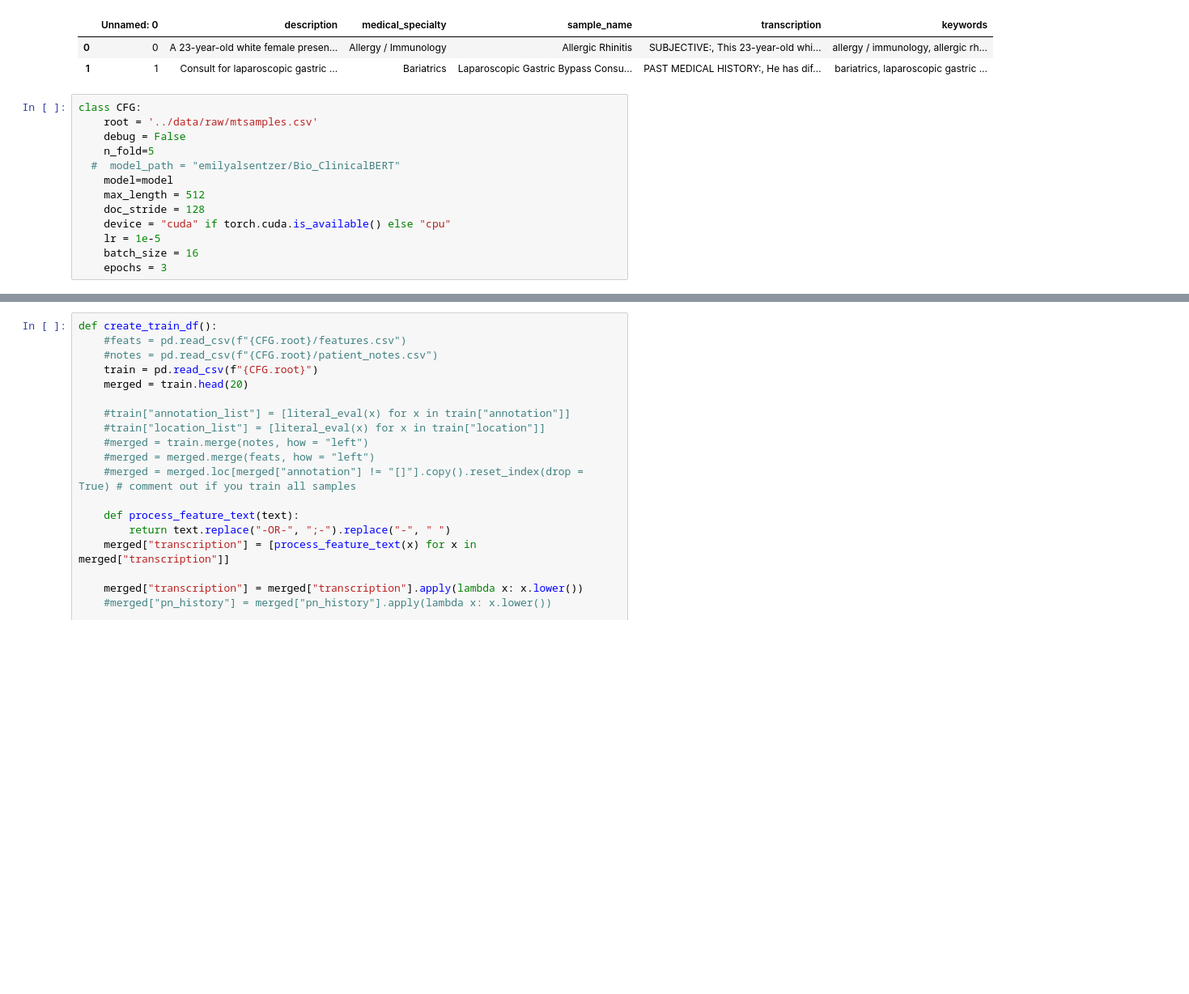
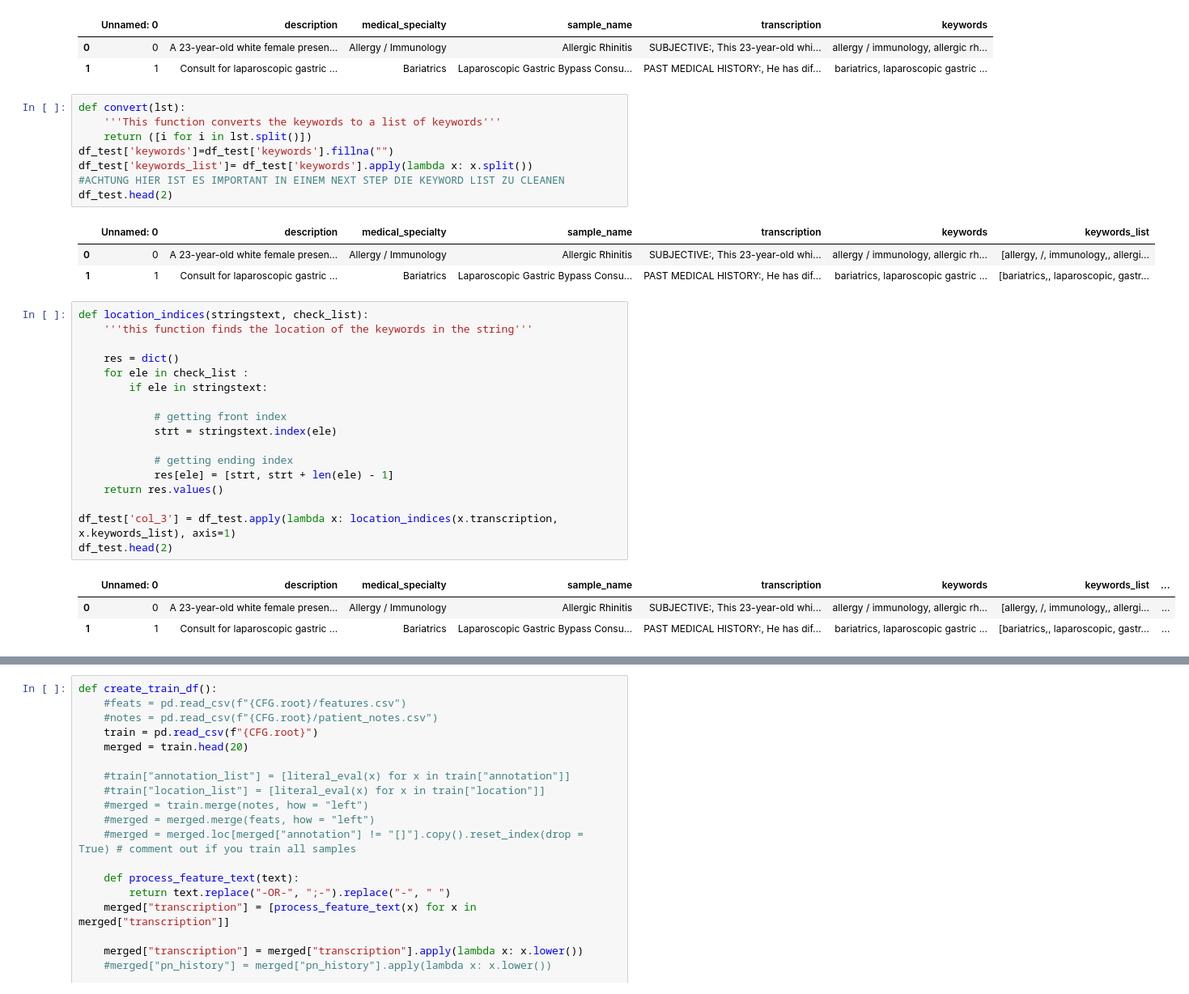
Before and after one commit to Tara-Sophia/NLP_Masterthesis, a Jupyter notebook: src/BioBert_v01.ipynb, the cells around one changed output, grey strips where cells are left out. Shown at 81% size. Cells and saved outputs as stored; diff of their text form; blank space fills up the shorter version.

Commit message:
bert

```diff
--- a/src/BioBert_v01.ipynb
+++ b/src/BioBert_v01.ipynb
@@ -28,16 +28,36 @@ df_test.head(2)
 |  | Unnamed: 0 | description | medical_specialty | sample_name | transcription | keywords |
 | 0 | 0 | A 23-year-old white female presen... | Allergy / Immunology | Allergic Rhinitis | SUBJECTIVE:, This 23-year-old whi... | allergy / immunology, allergic rh... |
 | 1 | 1 | Consult for laparoscopic gastric ... | Bariatrics | Laparoscopic Gastric Bypass Consu... | PAST MEDICAL HISTORY:, He has dif... | bariatrics, laparoscopic gastric ... |
-# %%
-class CFG:
-    root = '../data/raw/mtsamples.csv'
-    debug = False
-    n_fold=5
-  #  model_path = "emilyalsentzer/Bio_ClinicalBERT"
-    model=model
-    max_length = 512
-    doc_stride = 128
-    device = "cuda" if torch.cuda.is_available() else "cpu"
-    lr = 1e-5
-    batch_size = 16
-    epochs = 3
+# %%
+def convert(lst):
+    '''This function converts the keywords to a list of keywords'''
+    return ([i for i in lst.split()])
+df_test['keywords']=df_test['keywords'].fillna("")
+df_test['keywords_list']= df_test['keywords'].apply(lambda x: x.split())
+#ACHTUNG HIER IST ES IMPORTANT IN EINEM NEXT STEP DIE KEYWORD LIST ZU CLEANEN
+df_test.head(2)
+# %% [output]
+|  | Unnamed: 0 | description | medical_specialty | sample_name | transcription | keywords | keywords_list |
+| 0 | 0 | A 23-year-old white female presen... | Allergy / Immunology | Allergic Rhinitis | SUBJECTIVE:, This 23-year-old whi... | allergy / immunology, allergic rh... | [allergy, /, immunology,, allergi... |
+| 1 | 1 | Consult for laparoscopic gastric ... | Bariatrics | Laparoscopic Gastric Bypass Consu... | PAST MEDICAL HISTORY:, He has dif... | bariatrics, laparoscopic gastric ... | [bariatrics,, laparoscopic, gastr... |
+# %%
+def location_indices(stringstext, check_list):
+    '''this function finds the location of the keywords in the string'''
+
+    res = dict()
+    for ele in check_list :
+        if ele in stringstext:
+
+            # getting front index
+            strt = stringstext.index(ele)
+
+            # getting ending index
+            res[ele] = [strt, strt + len(ele) - 1]
+    return res.values()
+
+df_test['col_3'] = df_test.apply(lambda x: location_indices(x.transcription, x.keywords_list), axis=1)
+df_test.head(2)
+# %% [output]
+|  | Unnamed: 0 | description | medical_specialty | sample_name | transcription | keywords | keywords_list | ... |
+| 0 | 0 | A 23-year-old white female presen... | Allergy / Immunology | Allergic Rhinitis | SUBJECTIVE:, This 23-year-old whi... | allergy / immunology, allergic rh... | [allergy, /, immunology,, allergi... | ... |
+| 1 | 1 | Consult for laparoscopic gastric ... | Bariatrics | Laparoscopic Gastric Bypass Consu... | PAST MEDICAL HISTORY:, He has dif... | bariatrics, laparoscopic gastric ... | [bariatrics,, laparoscopic, gastr... | ... |
```
Also changed, not shown: parts of 14 cells of this notebook.
